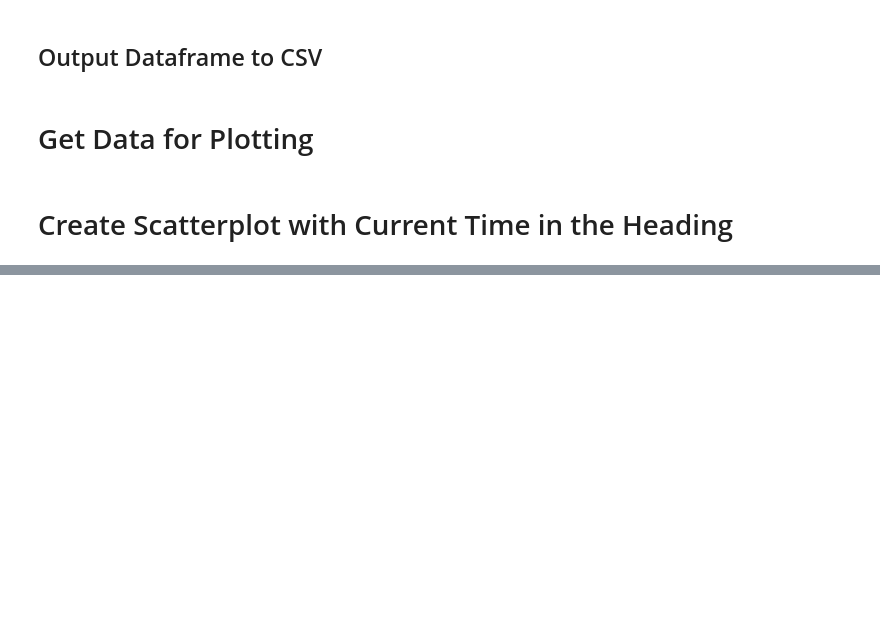
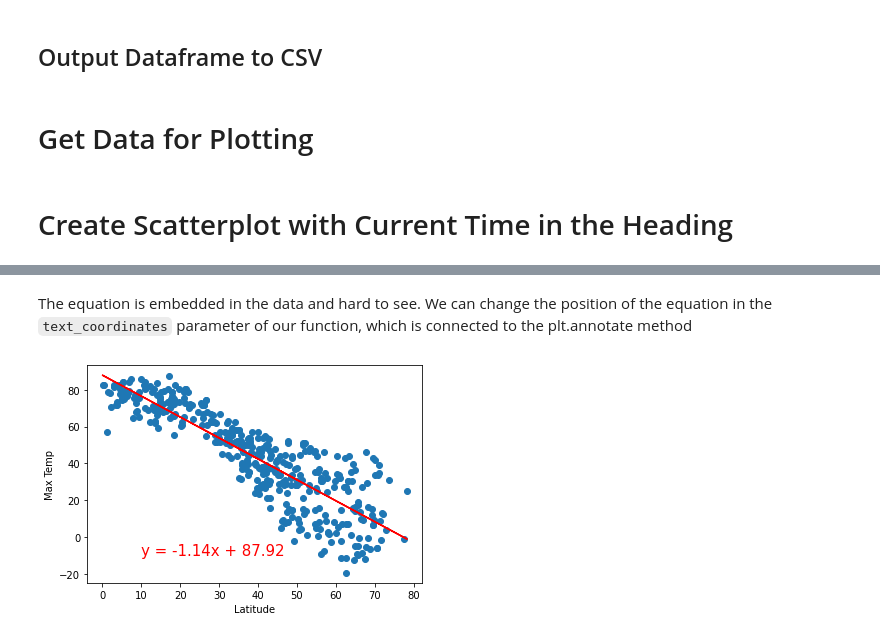
Before and after one commit to asukmawan/World_Weather_Analysis, a Jupyter notebook: WeatherPy.ipynb, the cells around one changed output, grey strips where cells are left out. Saved outputs shown, nothing was run; the diff lists cells and outputs as text; code cells hidden in the pictures; blank space fills up the shorter version.

```diff
--- a/WeatherPy.ipynb
+++ b/WeatherPy.ipynb
@@ -287,0 +360,12 @@ plt.show()
+# %% [markdown]
+The equation is embedded in the data and hard to see. We can change the position of the equation in the `text_coordinates` parameter of our function, which is connected to the plt.annotate method
+# %%
+# Adjusted Linear regression on the Northern Hemisphere
+x_values = northern_hemi_df["Lat"]
+y_values = northern_hemi_df["Max Temp"]
+# Call the function.
+plot_linear_regression(x_values, y_values,
+                       'Linear Regression on the Northern Hemisphere \
+                        for Maximum Temperature', 'Max Temp',(10,-10))
+# %% [output]
+[figure, added]
```
Also changed, not shown: parts of 39 cells of this notebook, 5 other files.
